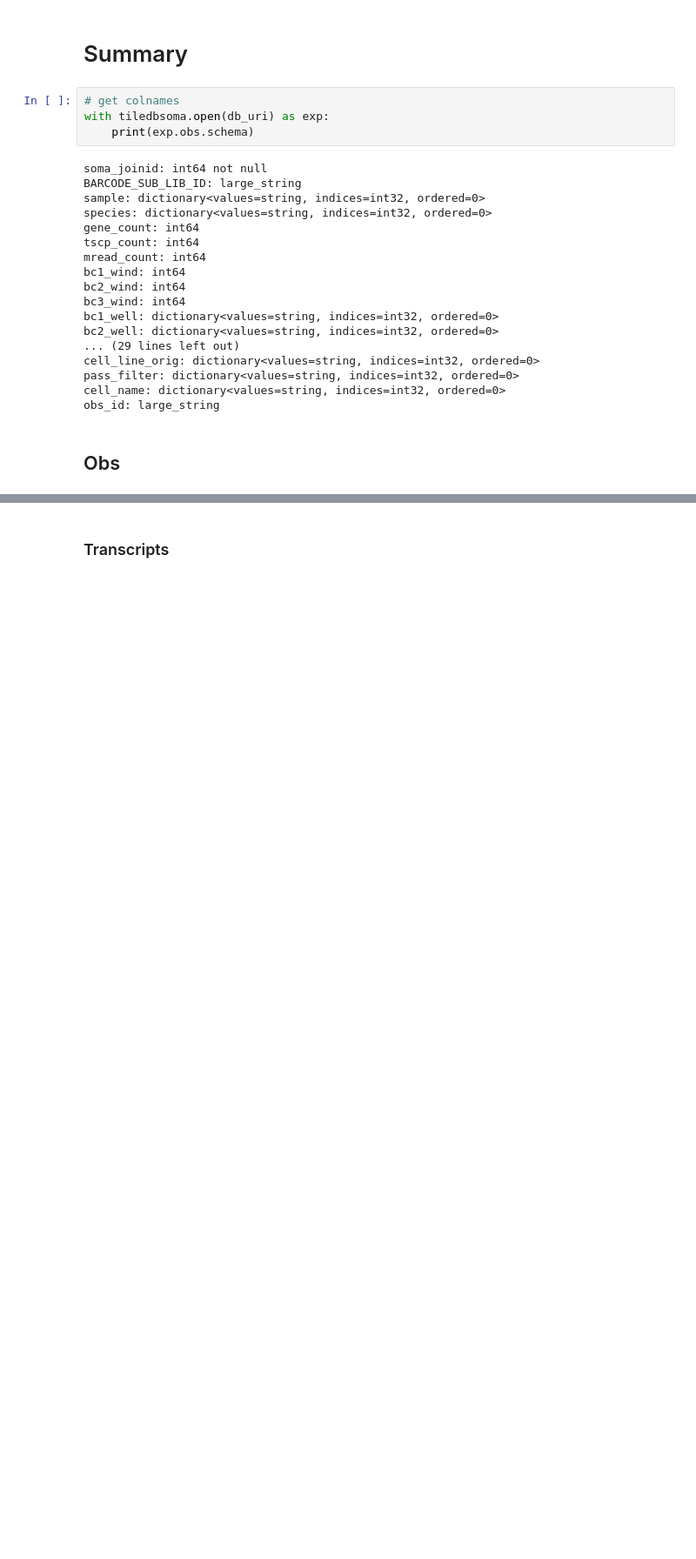
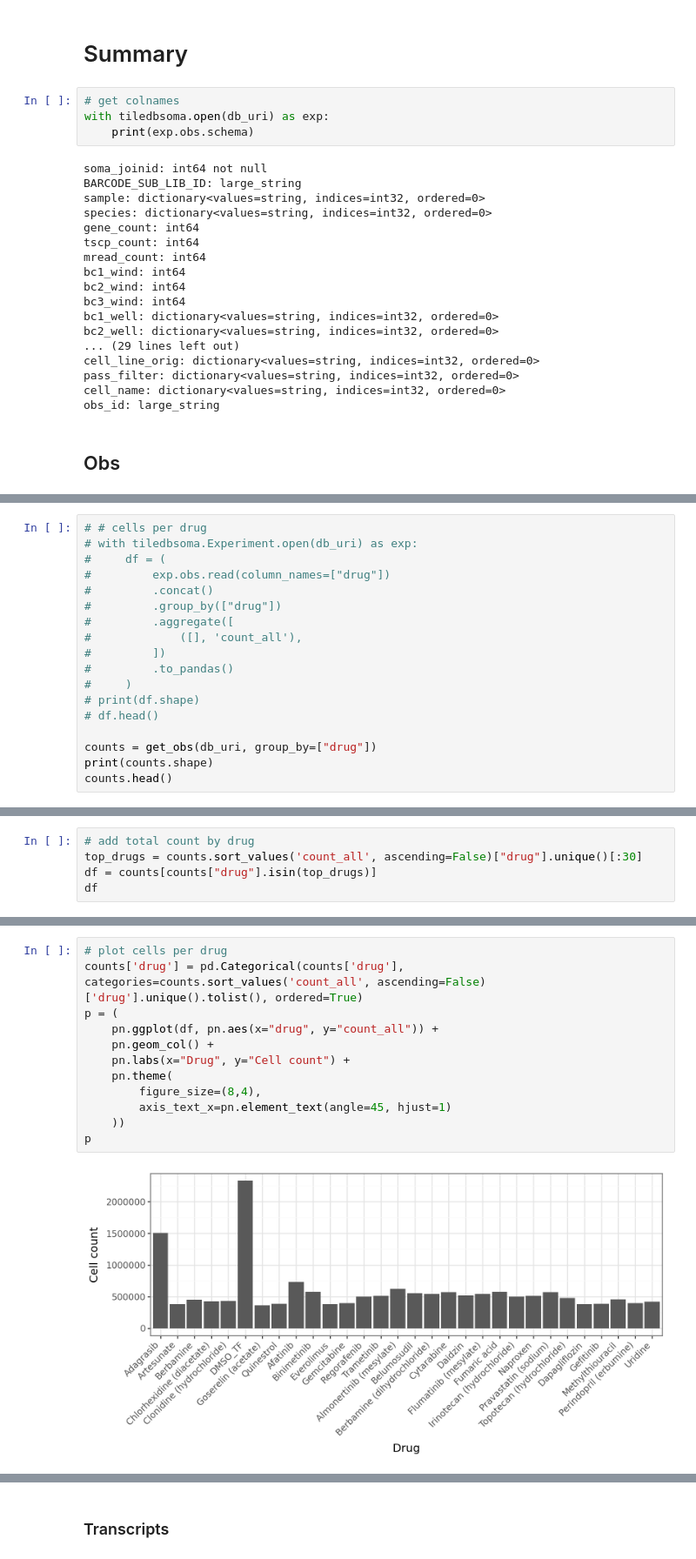
Before and after one commit to bioinfo-tsukuba/scRecounter, a Jupyter notebook: notebooks/tiledb/tahoe-100_create.ipynb, the cells around one changed output, grey strips where cells are left out. Shown at 87% size. Drawn from its saved outputs; the diff is of its cells as text; blank space fills up the shorter version.

```diff
--- a/notebooks/tiledb/tahoe-100_create.ipynb
+++ b/notebooks/tiledb/tahoe-100_create.ipynb
@@ -124,0 +314,18 @@ p
+# %%
+# # cells per drug
+# with tiledbsoma.Experiment.open(db_uri) as exp:
+#     df = (
+#         exp.obs.read(column_names=["drug"])
+#         .concat()
+#         .group_by(["drug"])
+#         .aggregate([
+#             ([], 'count_all'),
+#         ])
+#         .to_pandas()
+#     )
+# print(df.shape)
+# df.head()
+
+counts = get_obs(db_uri, group_by=["drug"])
+print(counts.shape)
+counts.head()
@@ -124,0 +340,5 @@ p
+# %%
+# add total count by drug
+top_drugs = counts.sort_values('count_all', ascending=False)["drug"].unique()[:30]
+df = counts[counts["drug"].isin(top_drugs)]
+df
@@ -124,0 +363,14 @@ p
+# %%
+# plot cells per drug
+counts['drug'] = pd.Categorical(counts['drug'], categories=counts.sort_values('count_all', ascending=False)['drug'].unique().tolist(), ordered=True)
+p = (
+    pn.ggplot(df, pn.aes(x="drug", y="count_all")) +
+    pn.geom_col() +
+    pn.labs(x="Drug", y="Cell count") +
+    pn.theme(
+        figure_size=(8,4),
+        axis_text_x=pn.element_text(angle=45, hjust=1)
+    ))
+p
+# %% [output]
+[figure, added]
```
Also changed, not shown: parts of 57 cells of this notebook, 3 other files.
